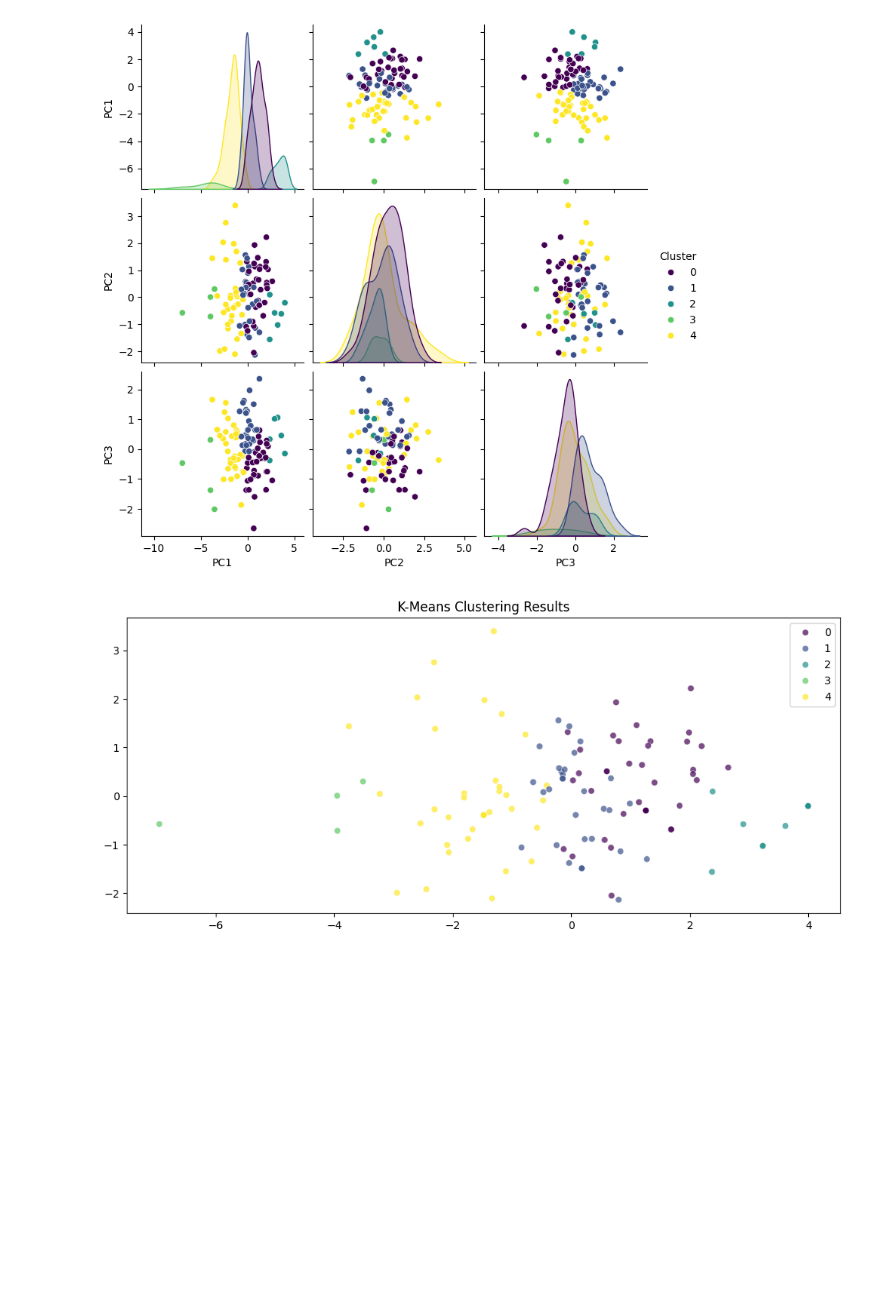
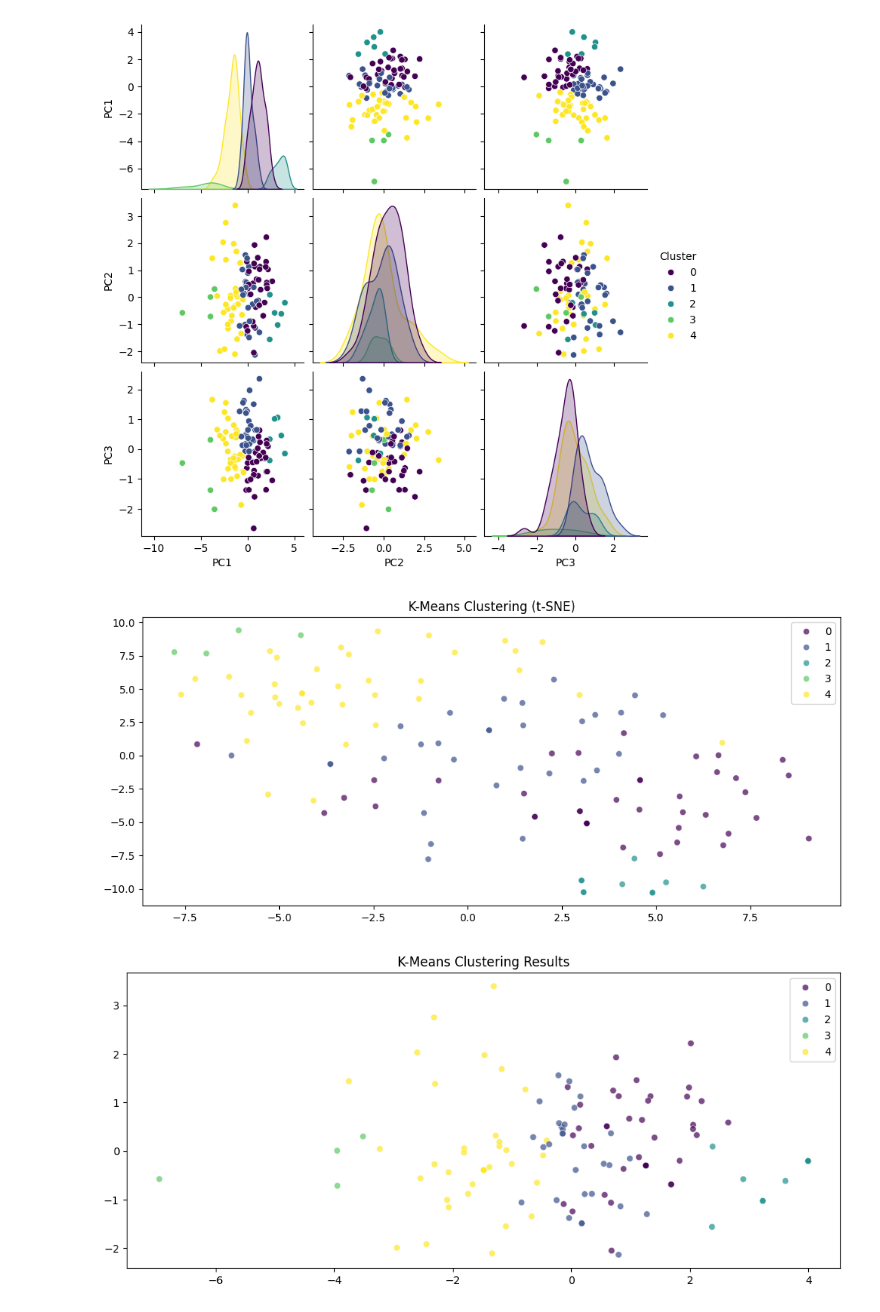
Before and after one commit to nklsrmy/CCADMACL_PROJECT, a Jupyter notebook: Customer_Segmentation.ipynb, the cells around one changed output. Drawn from its saved outputs; the diff is of its cells as text; code cells hidden in the pictures; blank space fills up the shorter version.

```diff
--- a/Customer_Segmentation.ipynb
+++ b/Customer_Segmentation.ipynb
@@ -176,6 +184,19 @@ sns.pairplot(pd.DataFrame(df_pca, columns=['PC1', 'PC2', 'PC3']).assign(Cluster=
 plt.show()
 # %% [output]
 [figure]
+# %%
+from sklearn.manifold import TSNE
+
+# Convert to 2D space using t-SNE
+df_tsne = TSNE(n_components=2, perplexity=30, random_state=42).fit_transform(df_scaled)
+# %%
+# Visualize K-Means with t-SNE
+plt.figure(figsize=(12, 5))
+sns.scatterplot(x=df_tsne[:, 0], y=df_tsne[:, 1], hue=kmeans_labels, palette='viridis', alpha=0.7)
+plt.title('K-Means Clustering (t-SNE)')
+plt.show()
+# %% [output]
+[figure, added]
 # %%
 # Cluster Visualization (2D)
 plt.figure(figsize=(12, 5))
```
Also changed, not shown: parts of 7 cells of this notebook.
